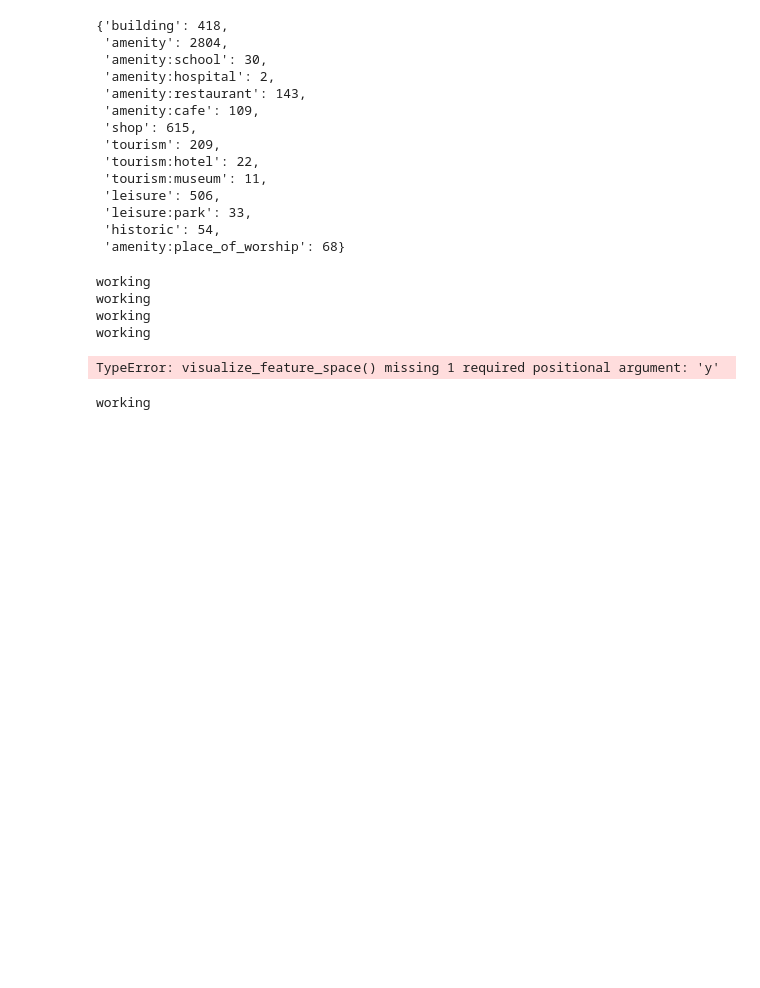
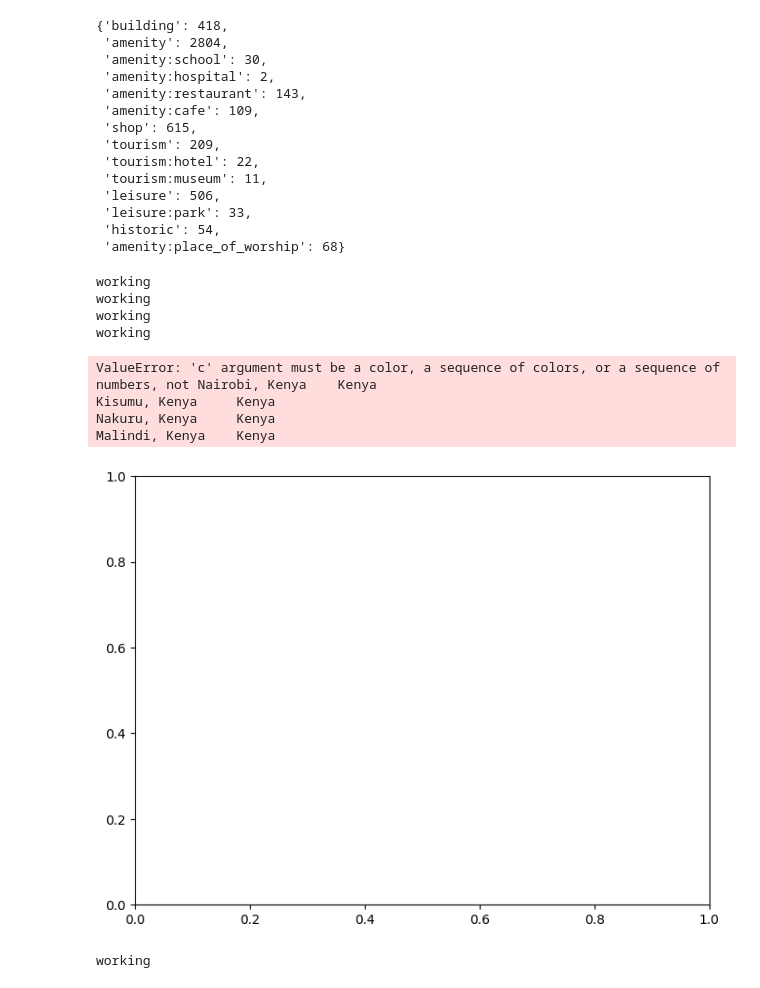
Before and after one commit to leonard-sanya/MLFC_Projects, a Jupyter notebook: notebooks/MLFC_01_geospatial_practical.ipynb, the cells around one changed output. Saved outputs shown, nothing was run; the diff lists cells and outputs as text; code cells hidden in the pictures; blank space fills up the shorter version.

```diff
--- a/notebooks/MLFC_01_geospatial_practical.ipynb
+++ b/notebooks/MLFC_01_geospatial_practical.ipynb
@@ -959,10 +959,47 @@ working
 working
 working
 working
+# %%
+def visualize_feature_space(X, y, method='PCA'):
+    """
+    Visualize feature space using PCA or t-SNE.
+    """
+    if method == 'PCA':
+        reducer = PCA(n_components=2)
+    elif method == 'tSNE':
+        reducer = TSNE(n_components=2, random_state=42)
+    else:
+        raise ValueError("Method must be 'PCA' or 'tSNE'")
+
+    X_reduced = reducer.fit_transform(X)
+
+    # Convert labels to numeric codes
+    y_codes = pd.Series(y).astype("category").cat.codes
+
+    plt.figure(figsize=(8, 6))
+    scatter = plt.scatter(
+        X_reduced[:, 0],
+        X_reduced[:, 1],
+        c=y_codes,
+        cmap="tab10",
+        alpha=0.7
+    )
+    # Use proper legend with original labels
+    legend_labels = pd.Series(y).astype("category").cat.categories
+    plt.legend(*scatter.legend_elements(), title="Class", labels=legend_labels)
+    plt.title(f"Feature Space Visualization ({method})")
+    plt.show()
 # %%
-assess.visualize_feature_space(df, method='PCA')
+ X = df.drop(columns="country").fillna(0)
+ y = df["country"]
+# assess.
+visualize_feature_space(X,y, method='PCA')
 # %% [output]
-TypeError: visualize_feature_space() missing 1 required positional argument: 'y'
+ValueError: 'c' argument must be a color, a sequence of colors, or a sequence of numbers, not Nairobi, Kenya    Kenya
+Kisumu, Kenya     Kenya
+Nakuru, Kenya     Kenya
+Malindi, Kenya    Kenya
+[figure, added]
 # %%
 pois = access.get_osm_datapoints(-0.4371,36.9580, 2, tags)
 pois.head()
```
Also changed, not shown: 51 other files.
